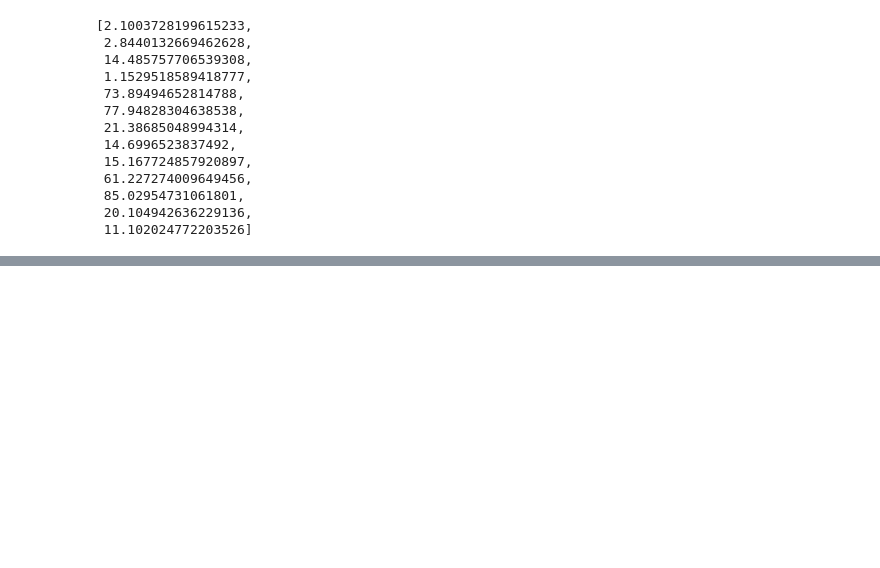
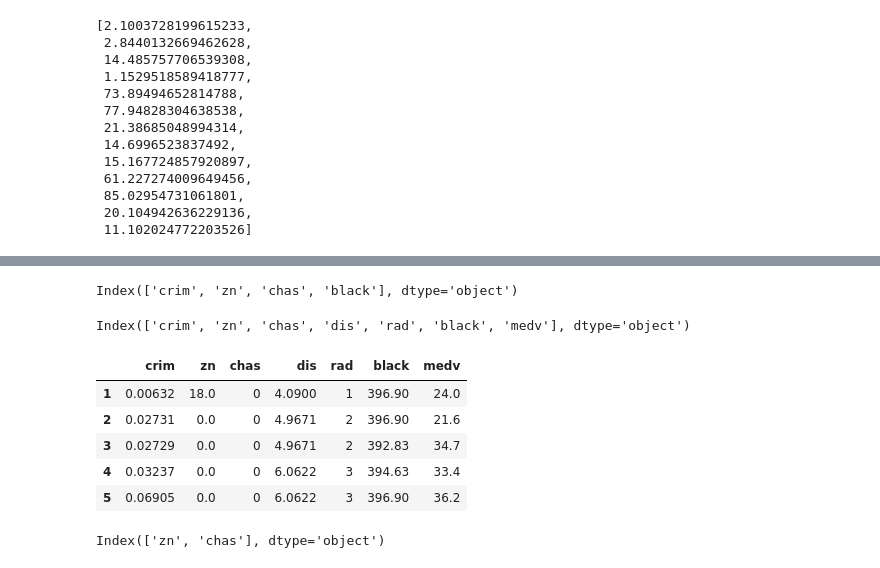
Before and after one commit to EshaanJoshiSDBI/Notes, a Jupyter notebook: Sem4/Fundamentals of Pattern Recognition/Nov29.ipynb, the cells around one changed output, grey strips where cells are left out. Saved outputs shown, nothing was run; the diff lists cells and outputs as text; code cells hidden in the pictures; blank space fills up the shorter version.

```diff
--- a/Sem4/Fundamentals of Pattern Recognition/Nov29.ipynb
+++ b/Sem4/Fundamentals of Pattern Recognition/Nov29.ipynb
@@ -355,0 +443,27 @@ variance_inflation_factor()
+# %%
+df_boston.columns[df_boston.kurtosis()>3]
+# %% [output]
+Index(['crim', 'zn', 'chas', 'black'], dtype='object')
+# %%
+df_boston_skew = df_boston.skew()
+# %%
+col = df_boston_skew[(df_boston.skew()>1.0) | (df_boston.skew() < -1.0)].index
+# %%
+col
+# %% [output]
+Index(['crim', 'zn', 'chas', 'dis', 'rad', 'black', 'medv'], dtype='object')
+# %%
+df_skewed = df_boston[col]
+# %%
+df_skewed.head()
+# %% [output]
+|  | crim | zn | chas | dis | rad | black | medv |
+| 1 | 0.00632 | 18.0 | 0 | 4.0900 | 1 | 396.90 | 24.0 |
+| 2 | 0.02731 | 0.0 | 0 | 4.9671 | 2 | 396.90 | 21.6 |
+| 3 | 0.02729 | 0.0 | 0 | 4.9671 | 2 | 392.83 | 34.7 |
+| 4 | 0.03237 | 0.0 | 0 | 6.0622 | 3 | 394.63 | 33.4 |
+| 5 | 0.06905 | 0.0 | 0 | 6.0622 | 3 | 396.90 | 36.2 |
+# %%
+df_skewed.columns[(df_skewed==0).any()]
+# %% [output]
+Index(['zn', 'chas'], dtype='object')
```
Also changed, not shown: parts of 44 cells of this notebook.
